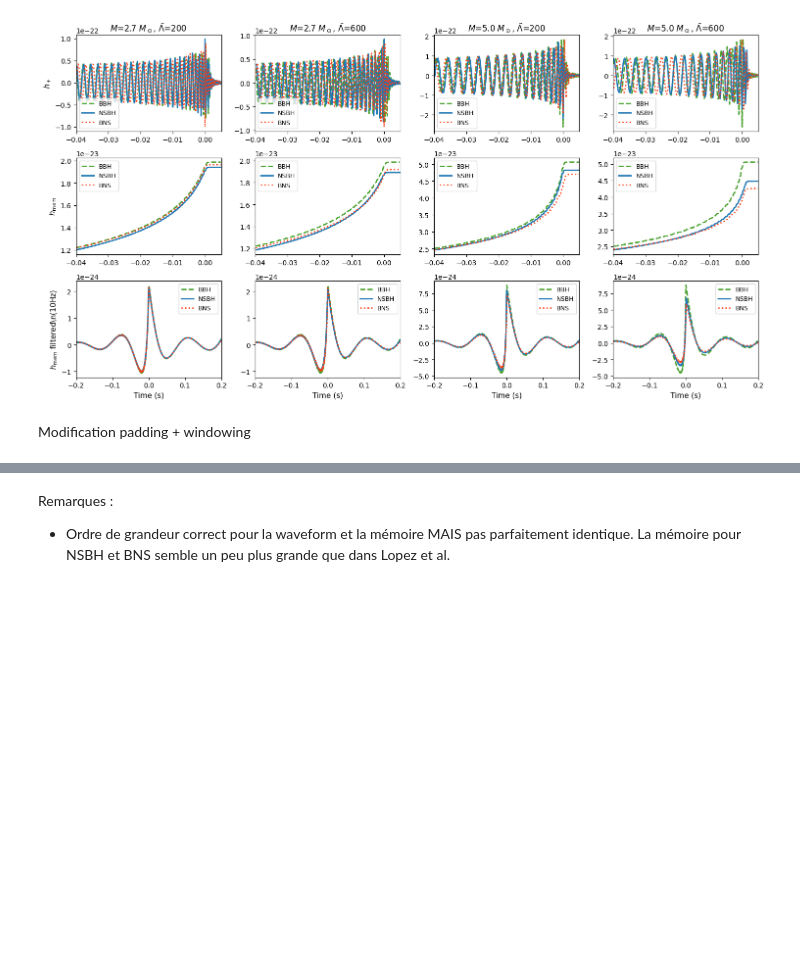
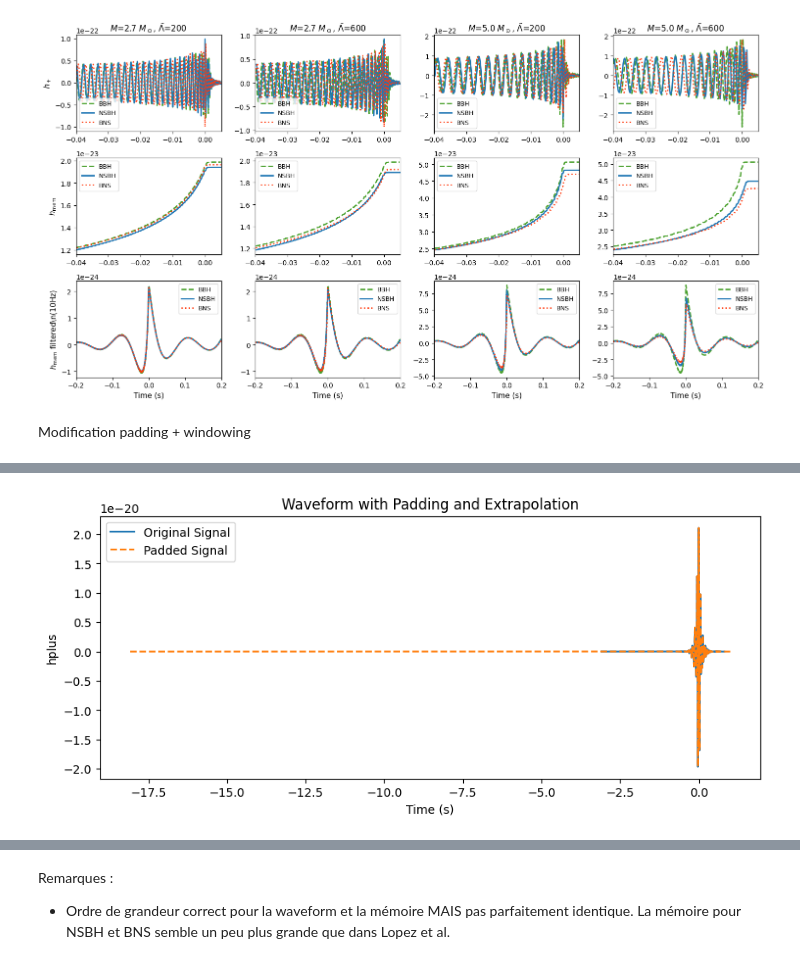
Before and after one commit to ThomasBastro/Memory_effect, a Jupyter notebook: Memory_Lopez/Lopez_reproduction.ipynb, the cells around one changed output, grey strips where cells are left out. Cells and saved outputs as stored; diff of their text form; code cells hidden in the pictures; blank space fills up the shorter version.

Commit message:
Add Signal preprocessing notebook

```diff
--- a/Memory_Lopez/Lopez_reproduction.ipynb
+++ b/Memory_Lopez/Lopez_reproduction.ipynb
@@ -458,0 +448,53 @@ plt.show()
+# %%
+# Padding test:
+def pad_post_merger(hp, hc, t, extension_time_right, extension_time_left):
+    """
+    Ajoute du padding post-merger (zéros) à droite et une extension par extrapolation linéaire à gauche.
+    - extension_time_right : durée (s) du padding à droite (zéros)
+    - extension_time_left : durée (s) de l'extrapolation à gauche (linéaire)
+    """
+    # Padding à droite (zéros)
+    n_extension_right = int(extension_time_right / deltaT)
+    hp_ext_right = np.pad(hp, (0, n_extension_right), mode='constant', constant_values=0)
+    hc_ext_right = np.pad(hc, (0, n_extension_right), mode='constant', constant_values=0)
+    t_extension_right = np.arange(1, n_extension_right + 1) * deltaT + t[-1]
+
+    # Extrapolation à gauche (linéaire)
+    n_extension_left = int(extension_time_left / deltaT)
+    if n_extension_left > 0:
+        # Calcul de la pente moyenne sur les 10 premiers points
+        n_pts = min(10, len(hp))
+        slope_hp = (hp[n_pts-1] - hp[0]) / ((t[n_pts-1] - t[0]) if n_pts > 1 else deltaT)
+        slope_hc = (hc[n_pts-1] - hc[0]) / ((t[n_pts-1] - t[0]) if n_pts > 1 else deltaT)
+        # Valeur initiale
+        hp0 = hp[0]
+        hc0 = hc[0]
+        # Nouvelles abscisses à gauche
+        t_extension_left = t[0] - np.arange(n_extension_left, 0, -1) * deltaT
+        # Extrapolation linéaire
+        hp_ext_left = hp0 + slope_hp * (t_extension_left - t[0])
+        hc_ext_left = hc0 + slope_hc * (t_extension_left - t[0])
+        # Concaténation
+        t_full = np.concatenate([t_extension_left, t, t_extension_right])
+        hp_full = np.concatenate([hp_ext_left, hp_ext_right])
+        hc_full = np.concatenate([hc_ext_left, hc_ext_right])
+    else:
+        t_full = np.concatenate([t, t_extension_right])
+        hp_full = hp_ext_right
+        hc_full = hc_ext_right
+
+    return t_full, hp_full, hc_full
+# Exemple d'utilisation du padding
+t, hplus, hcross = generate_waveform_aligned(500.0, 0, "BNS")
+t_padded, hplus_padded, hcross_padded = pad_post_merger(hplus, hcross, t, extension_time_right=0.2, extension_time_left=15.)
+plt.figure(figsize=(10,4))
+plt.plot(t, hplus, label='Original Signal')
+plt.plot(t_padded, hplus_padded, label='Padded Signal', linestyle='dashed')
+
+plt.xlabel('Time (s)')
+plt.ylabel('hplus')
+plt.title('Waveform with Padding and Extrapolation')
+plt.legend()
+plt.show()
+# %% [output]
+[figure, added]
```
Also changed, not shown: parts of 7 cells of this notebook, 1 other file.
